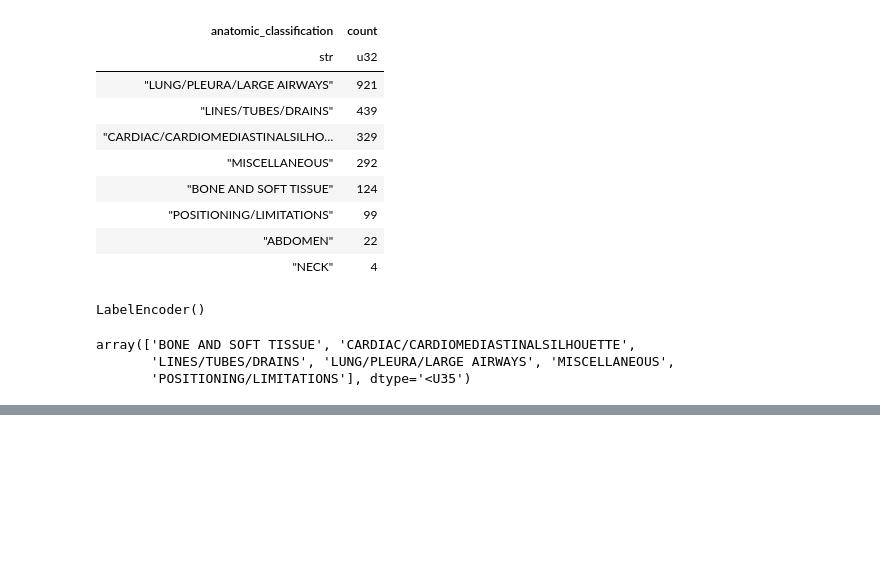
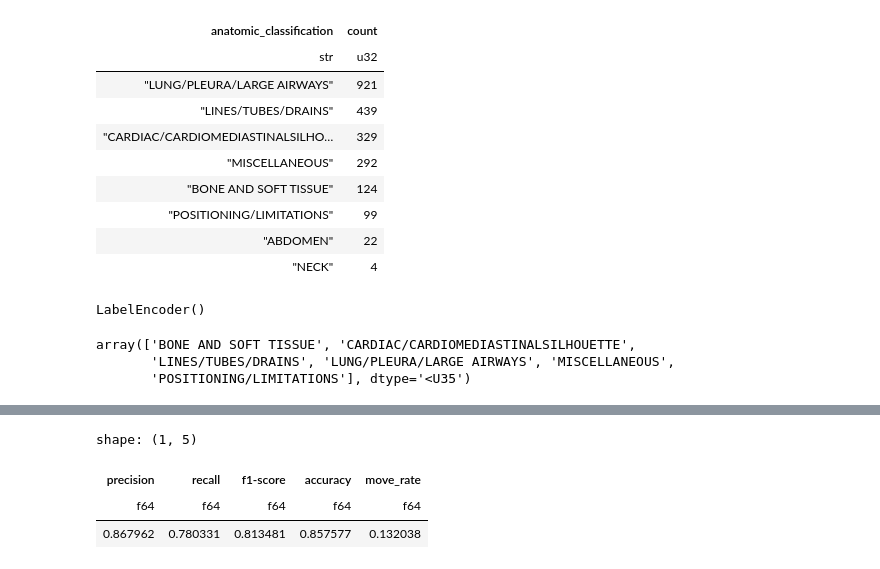
Before and after one commit to sameed-khan/anatomy-ner, a Jupyter notebook: src/analyses/classifier_comparison.ipynb, the cells around one changed output, grey strips where cells are left out. Saved outputs shown, nothing was run; the diff lists cells and outputs as text; code cells hidden in the pictures; blank space fills up the shorter version.

```diff
--- a/src/analyses/classifier_comparison.ipynb
+++ b/src/analyses/classifier_comparison.ipynb
@@ -157,0 +168,14 @@ np.mean(np.array(accuracies))
+# %%
+(
+    pl.DataFrame(firstrows).
+    group_by("class").
+    mean().
+    select(pl.col(["class", "precision", "recall", "f1-score", "accuracy"]))
+    .with_columns( (1 - pl.col("precision")).alias("move_rate"))
+    .sort("move_rate")
+).select(pl.col(["precision", "recall", "f1-score", "accuracy", "move_rate"])).mean()
+# %% [output]
+shape: (1, 5)
+| precision | recall | f1-score | accuracy | move_rate |
+| f64 | f64 | f64 | f64 | f64 |
+| 0.867962 | 0.780331 | 0.813481 | 0.857577 | 0.132038 |
```
Also changed, not shown: parts of 10 cells of this notebook, 1 other file.
